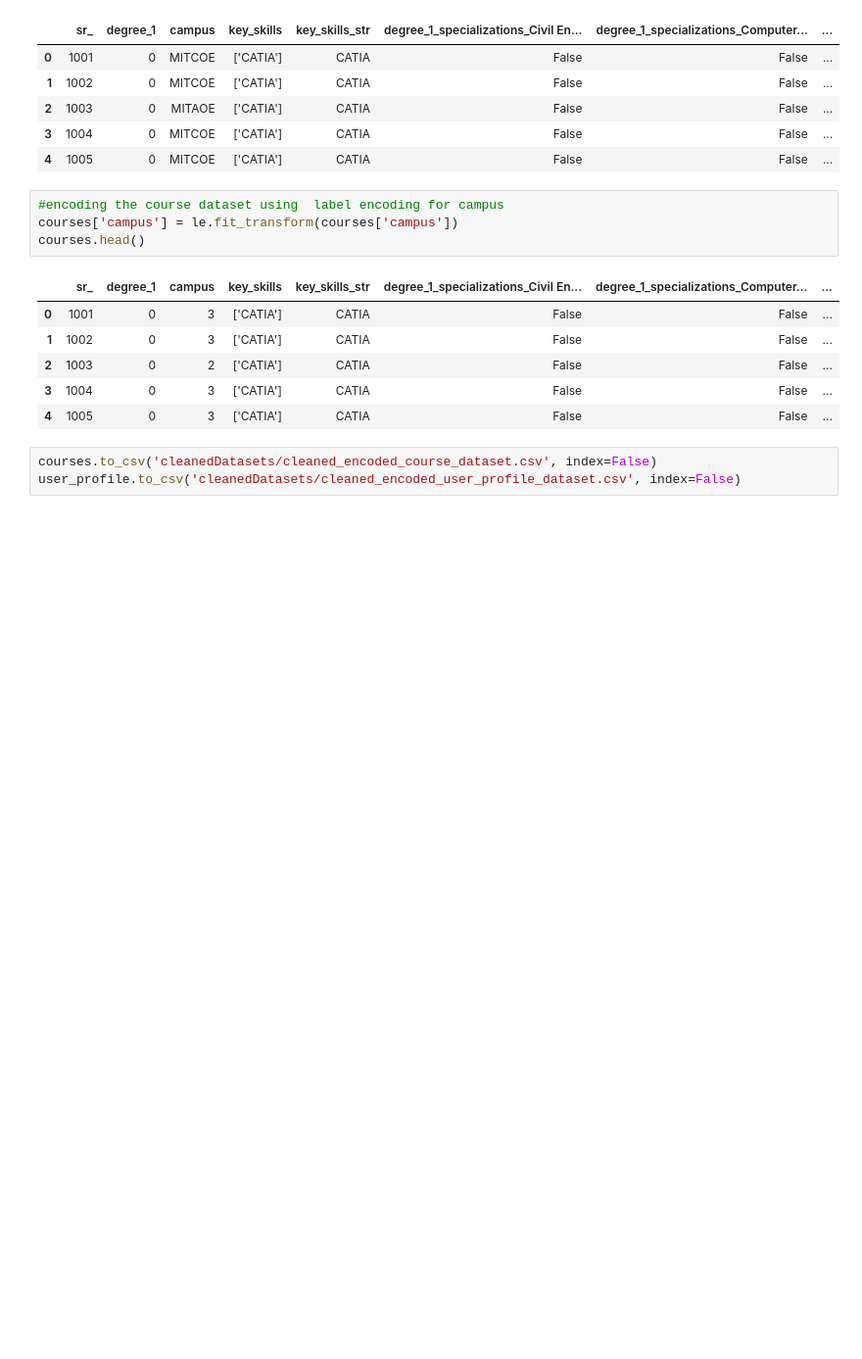
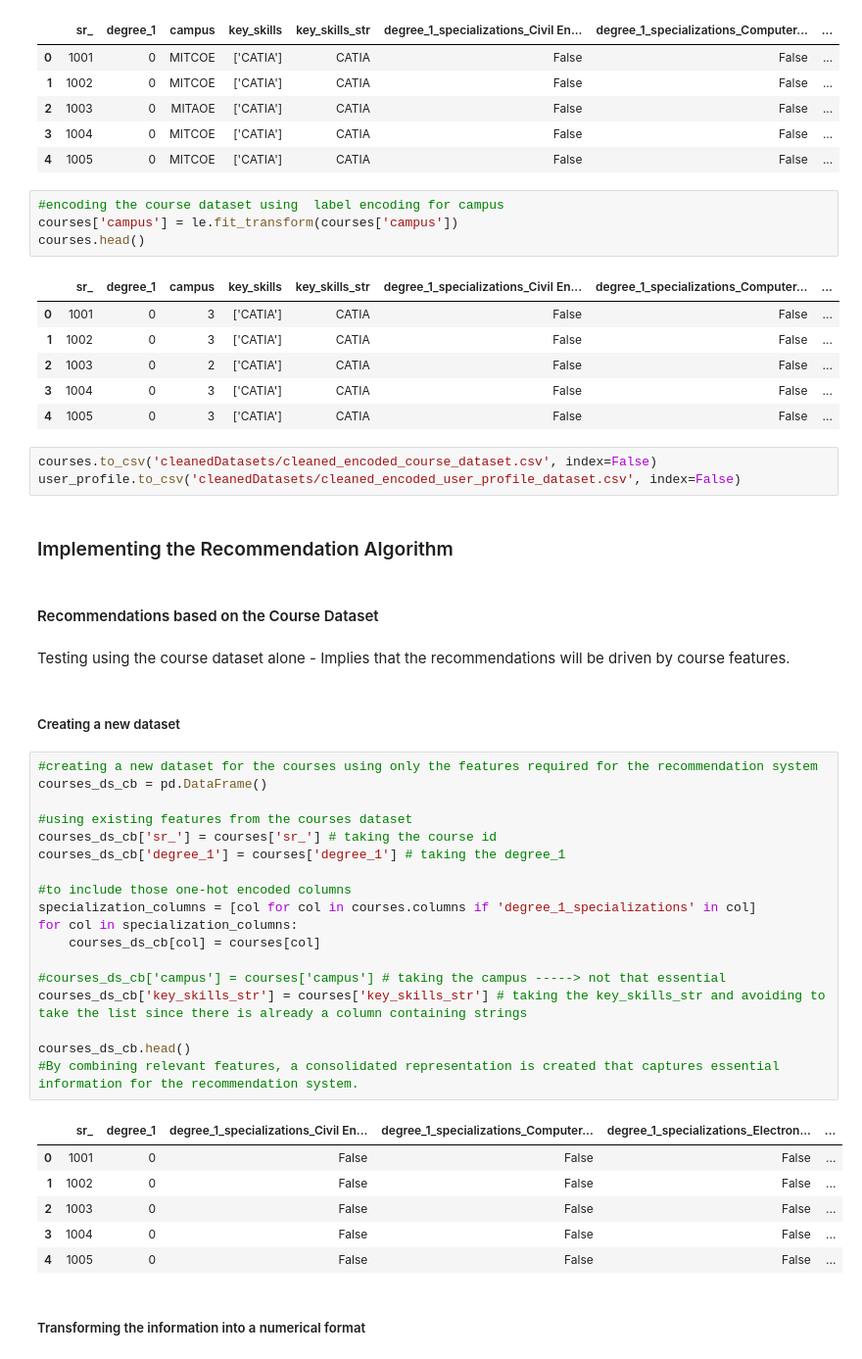
Before and after one commit to janiceXerri21/JaniceXerri_FYP_PCRS_VRLE_2024, a Jupyter notebook: TestingContentBased.ipynb, the cells around one changed output. Shown at 98% size. Drawn from its saved outputs; the diff is of its cells as text; blank space fills up the shorter version.

Commit message:
Content-Based Filtering - Recommendations based on the course features done.

```diff
--- a/TestingContentBased.ipynb
+++ b/TestingContentBased.ipynb
@@ -132,3 +133,38 @@ courses.head()
 # %%
 courses.to_csv('cleanedDatasets/cleaned_encoded_course_dataset.csv', index=False)
 user_profile.to_csv('cleanedDatasets/cleaned_encoded_user_profile_dataset.csv', index=False)
+# %% [markdown]
+### Implementing the Recommendation Algorithm
+# %% [markdown]
+#### Recommendations based on the Course Dataset
+# %% [markdown]
+Testing using the course dataset alone - Implies that the recommendations will be driven by course features.
+# %% [markdown]
+##### Creating a new dataset
+# %%
+#creating a new dataset for the courses using only the features required for the recommendation system
+courses_ds_cb = pd.DataFrame()
+
+#using existing features from the courses dataset
+courses_ds_cb['sr_'] = courses['sr_'] # taking the course id
+courses_ds_cb['degree_1'] = courses['degree_1'] # taking the degree_1
+
+#to include those one-hot encoded columns
+specialization_columns = [col for col in courses.columns if 'degree_1_specializations' in col]
+for col in specialization_columns:
+    courses_ds_cb[col] = courses[col]
+
+#courses_ds_cb['campus'] = courses['campus'] # taking the campus -----> not that essential
+courses_ds_cb['key_skills_str'] = courses['key_skills_str'] # taking the key_skills_str and avoiding to take the list since there is already a column containing strings
+
+courses_ds_cb.head()
+#By combining relevant features, a consolidated representation is created that captures essential information for the recommendation system.
+# %% [output]
+|  | sr_ | degree_1 | degree_1_specializations_Civil En... | degree_1_specializations_Computer... | degree_1_specializations_Electron... | ... |
+| 0 | 1001 | 0 | False | False | False | ... |
+| 1 | 1002 | 0 | False | False | False | ... |
+| 2 | 1003 | 0 | False | False | False | ... |
+| 3 | 1004 | 0 | False | False | False | ... |
+| 4 | 1005 | 0 | False | False | False | ... |
+# %% [markdown]
+##### Transforming the information into a numerical format
```
Also changed, not shown: parts of 10 cells of this notebook.
